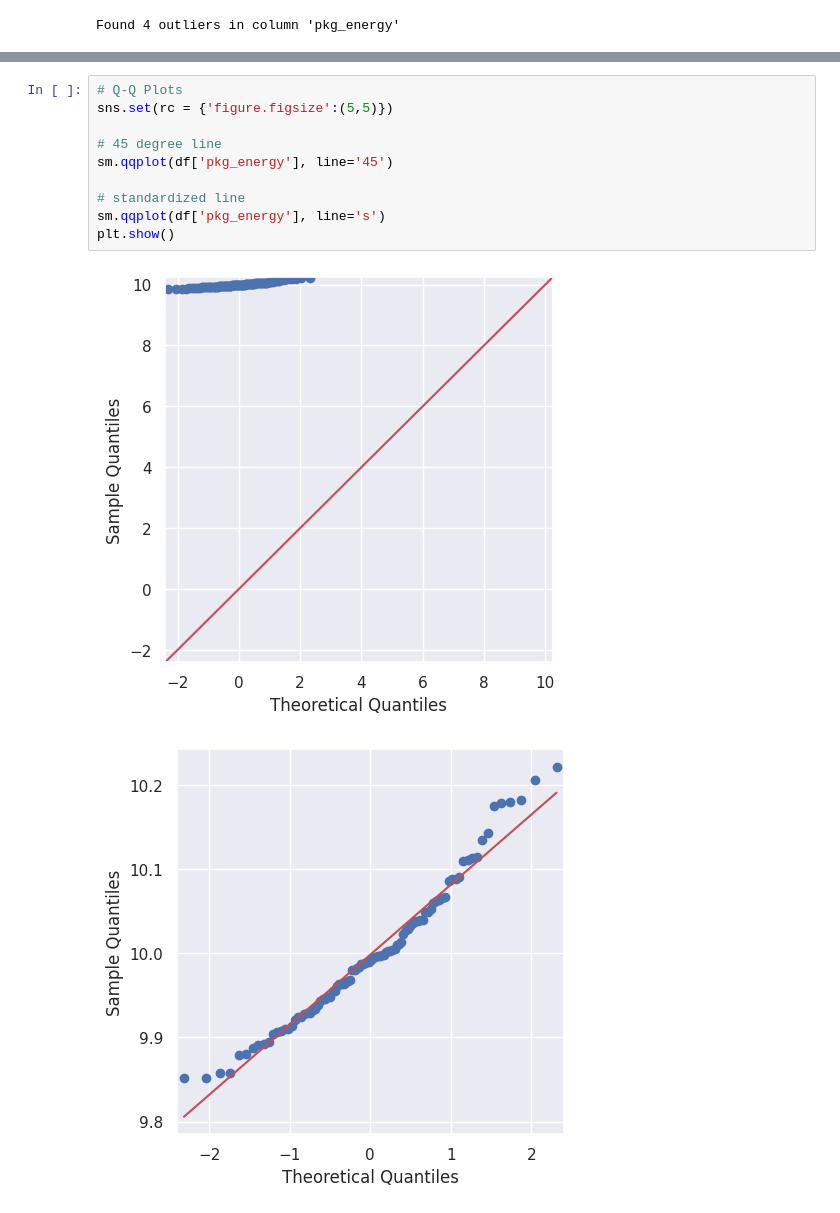
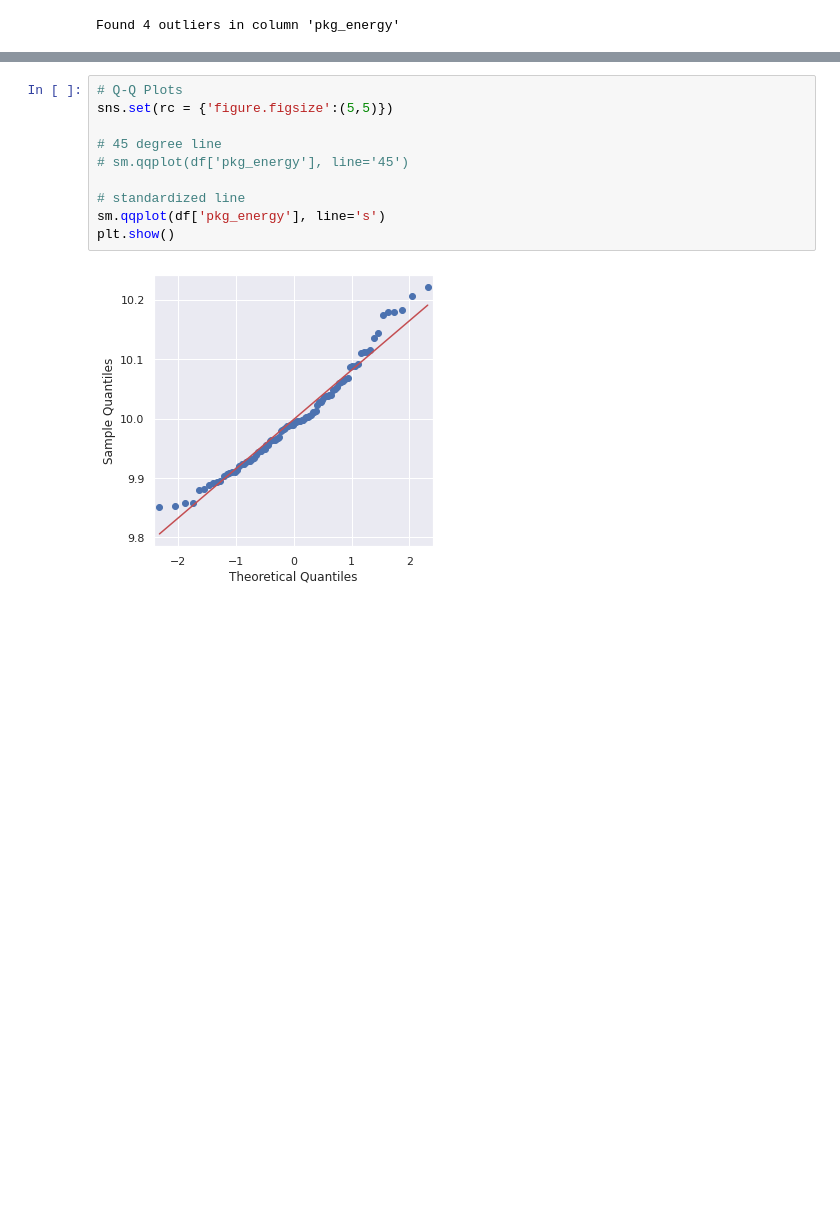
Before and after one commit to bernas670/masters-thesis, a Jupyter notebook: src/analysis/qa.ipynb, the cells around one changed output, grey strips where cells are left out. Drawn from its saved outputs; the diff is of its cells as text; blank space fills up the shorter version.

```diff
--- a/src/analysis/qa.ipynb
+++ b/src/analysis/qa.ipynb
@@ -47,13 +47,12 @@ plt.show()
 # %%
 # Q-Q Plots
 sns.set(rc = {'figure.figsize':(5,5)})
 
 # 45 degree line
-sm.qqplot(df['pkg_energy'], line='45')
+# sm.qqplot(df['pkg_energy'], line='45')
 
 # standardized line
 sm.qqplot(df['pkg_energy'], line='s')
 plt.show()
 # %% [output]
-[figure, old version]
+[figure, new version]
-[figure, removed]
```
Also changed, not shown: parts of 2 cells of this notebook, 26 other files.
